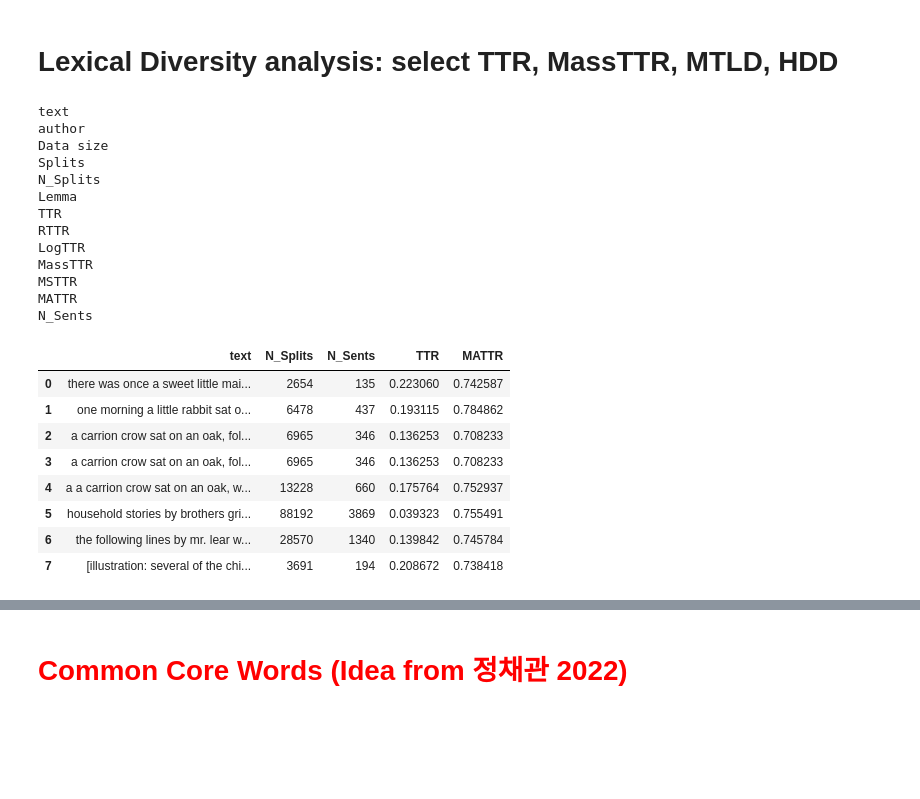
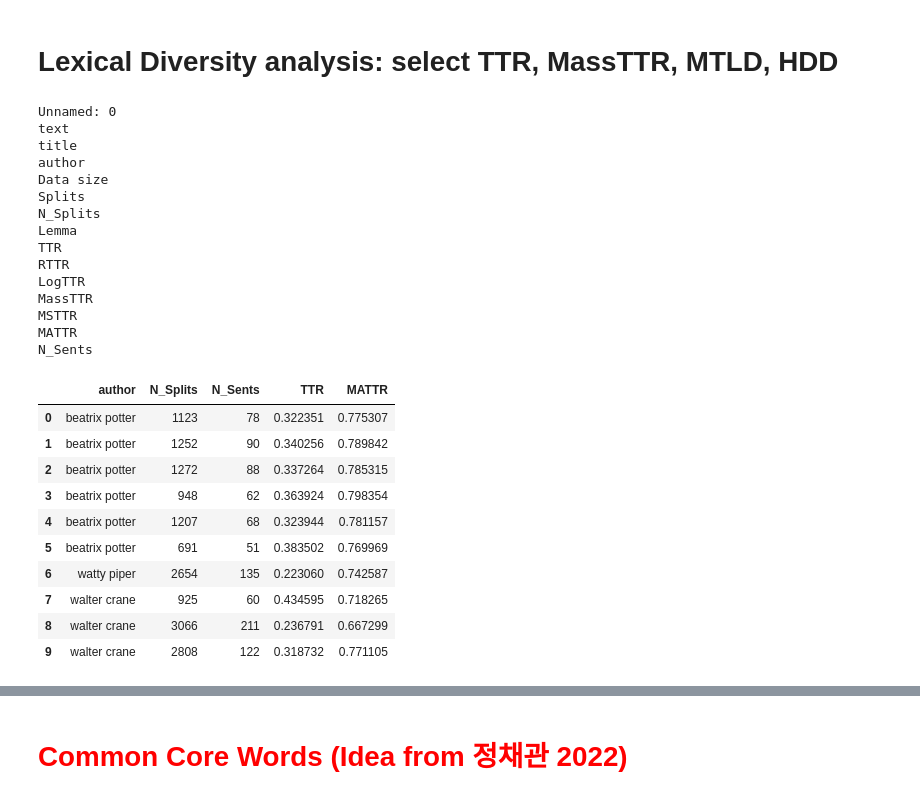
Before and after one commit to ms624atyale/PictureBook_Archive_inProgress, a Jupyter notebook: prototype_PG_mattr_ccw_Final.ipynb, the cells around one changed output, grey strips where cells are left out. Saved outputs shown, nothing was run; the diff lists cells and outputs as text; code cells hidden in the pictures; blank space fills up the shorter version.

```diff
--- a/prototype_PG_mattr_ccw_Final.ipynb
+++ b/prototype_PG_mattr_ccw_Final.ipynb
@@ -151,7 +151,7 @@ EdwardLear.to_csv("./EdwardLear.csv")
 # %% [markdown]
 ###🐹🐾 **6️⃣  Open your csv file with raw at raw.githubusercontent.com and copy & paste the url**
 # %%
-url = "https://raw.githubusercontent.com/ms624atyale/PictureBook_Archive_inProgress/refs/heads/main/Input_Data/PG_ChildrenPictureBooks_7Authors.csv"
+url = "https://raw.githubusercontent.com/ms624atyale/PictureBook_Archive_inProgress/refs/heads/main/Data_Final/pg_all_5authors_final.csv"
 
 df1 = pd.read_csv(url)
 # %%
@@ -390,7 +412,9 @@ df3 = df2
 for col in df3.columns:
     print(col)
 # %% [output]
+Unnamed: 0
 text
+title
 author
 Data size
 Splits
@@ -404,18 +428,20 @@ MSTTR
 MATTR
 N_Sents
 # %%
-df3 = df2[['text','N_Splits','N_Sents','TTR','MATTR']]
+df3 = df2[['author','N_Splits','N_Sents','TTR','MATTR']]
 df3.head(10)
 # %% [output]
-|  | text | N_Splits | N_Sents | TTR | MATTR |
-| 0 | there was once a sweet little mai... | 2654 | 135 | 0.223060 | 0.742587 |
-| 1 | one morning a little rabbit sat o... | 6478 | 437 | 0.193115 | 0.784862 |
-| 2 | a carrion crow sat on an oak, fol... | 6965 | 346 | 0.136253 | 0.708233 |
-| 3 | a carrion crow sat on an oak, fol... | 6965 | 346 | 0.136253 | 0.708233 |
-| 4 | a a carrion crow sat on an oak, w... | 13228 | 660 | 0.175764 | 0.752937 |
-| 5 | household stories by brothers gri... | 88192 | 3869 | 0.039323 | 0.755491 |
-| 6 | the following lines by mr. lear w... | 28570 | 1340 | 0.139842 | 0.745784 |
-| 7 | [illustration: several of the chi... | 3691 | 194 | 0.208672 | 0.738418 |
+|  | author | N_Splits | N_Sents | TTR | MATTR |
+| 0 | beatrix potter | 1123 | 78 | 0.322351 | 0.775307 |
+| 1 | beatrix potter | 1252 | 90 | 0.340256 | 0.789842 |
+| 2 | beatrix potter | 1272 | 88 | 0.337264 | 0.785315 |
+| 3 | beatrix potter | 948 | 62 | 0.363924 | 0.798354 |
+| 4 | beatrix potter | 1207 | 68 | 0.323944 | 0.781157 |
+| 5 | beatrix potter | 691 | 51 | 0.383502 | 0.769969 |
+| 6 | watty piper | 2654 | 135 | 0.223060 | 0.742587 |
+| 7 | walter crane | 925 | 60 | 0.434595 | 0.718265 |
+| 8 | walter crane | 3066 | 211 | 0.236791 | 0.667299 |
+| 9 | walter crane | 2808 | 122 | 0.318732 | 0.771105 |
 # %%
 import pandas as pd
 import nltk
```
Also changed, not shown: parts of 13 cells of this notebook.
